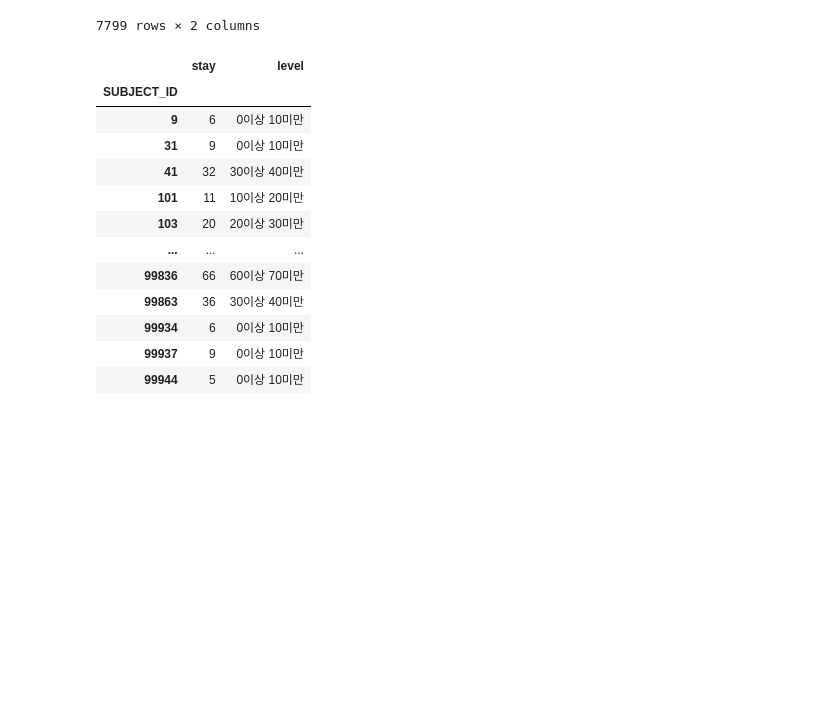
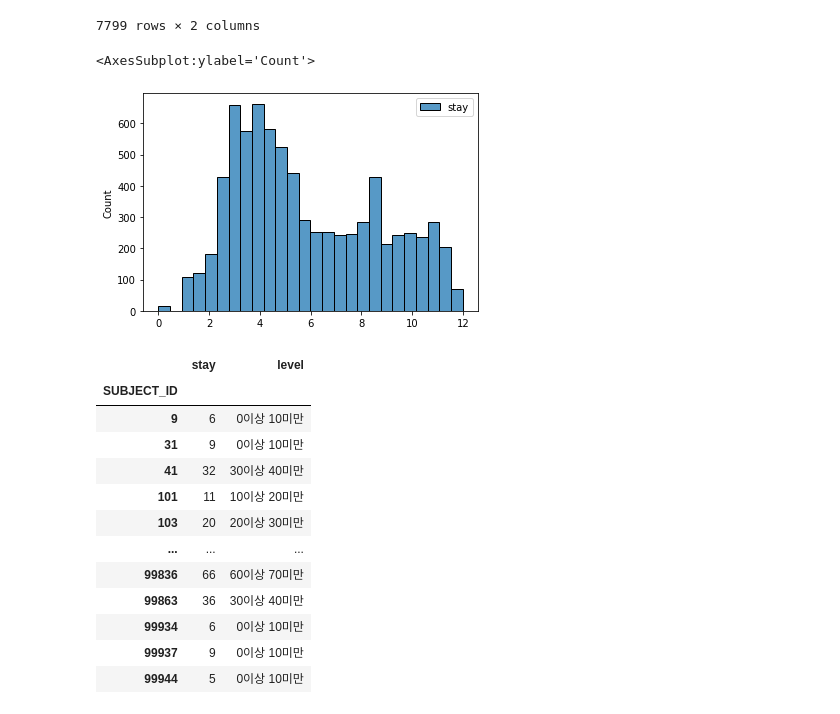
Before and after one commit to limeorange/MIMIC_Research, a Jupyter notebook: 09 장단기 data 생성 및 FI 계산.ipynb, the cells around one changed output. Drawn from its saved outputs; the diff is of its cells as text; code cells hidden in the pictures; blank space fills up the shorter version.

```diff
--- a/09 장단기 data 생성 및 FI 계산.ipynb
+++ b/09 장단기 data 생성 및 FI 계산.ipynb
@@ -56,6 +49,11 @@ total_data
 - 후보3) interval : 3일, total : 30일 (10) -> 'x_int3_(7727, 10, 4069).npy'
 - 후보4) interval : 2일, total : 60일 (30) -> 'x_int2_(7727, 30, 4069).npy'
 - 후보5) interval : 3일, total : 90일 (30) -> 'x_int3_(7727, 30, 4069).npy'
+# %%
+import pandas as pd
+import numpy as np
+
+total_data = pd.read_csv('total_data.csv')
 # %%
 # stay를 위한 df
 import datetime as dt
@@ -104,6 +102,15 @@ stay_df
 | 99944 | 5 | 0이상 100미만 |
 | 99985 | 420 | 400이상 500미만 |
 7799 rows × 2 columns
+# %%
+# stay에 따른 count
+a = pd.DataFrame(stay_df['stay'])
+
+import seaborn as sns
+sns.histplot(a.apply(lambda x: np.log2(x+1)))
+# %% [output]
+<AxesSubplot:ylabel='Count'>
+[figure, added]
 # %%
 # stay 0~100일에 대한 10일 단위 구간화
 stay100 = stay_df[stay_df['level']=='0이상 100미만'].drop(columns='level')
```
Also changed, not shown: parts of 33 cells of this notebook.
